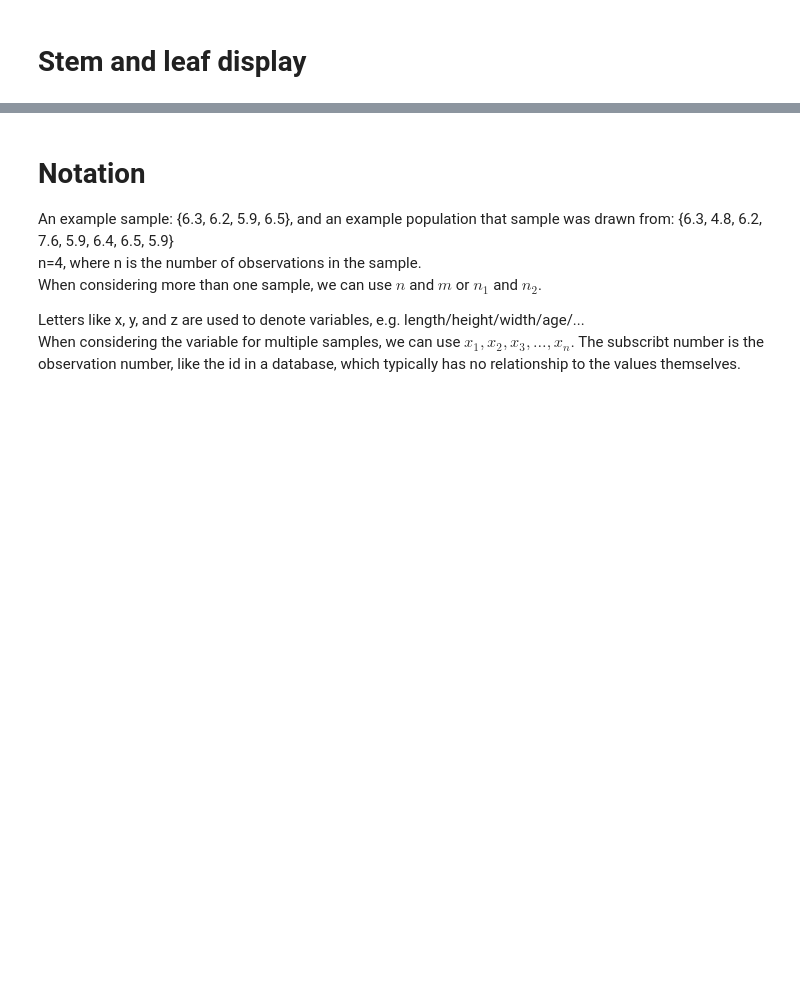
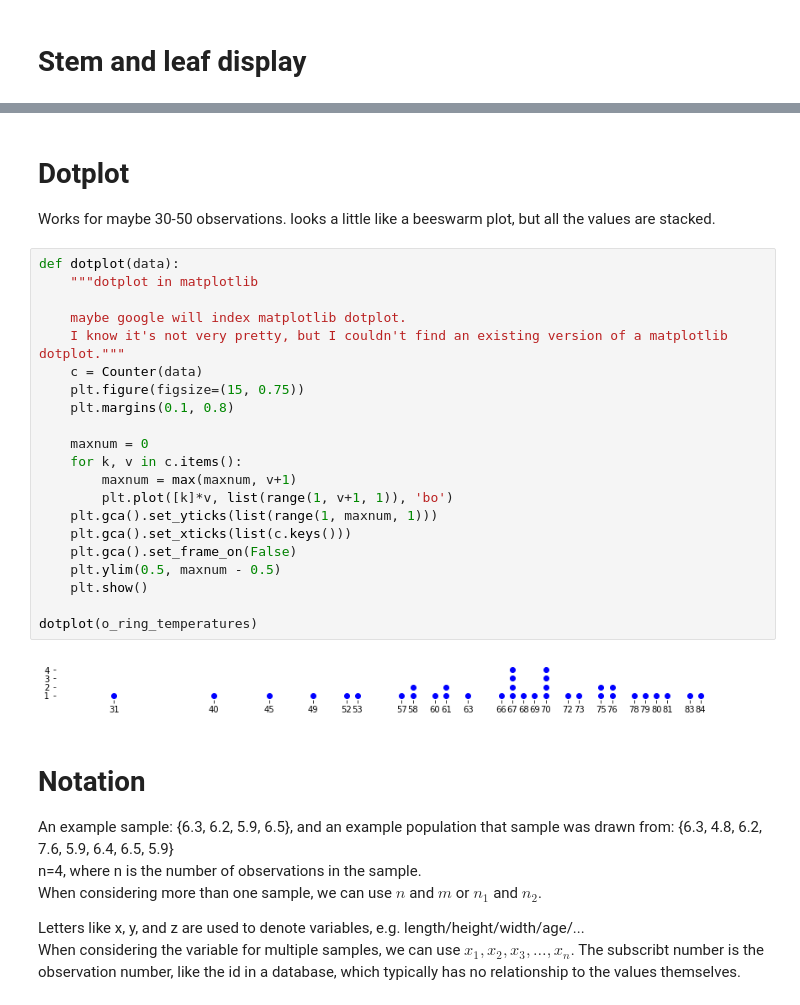
Before and after one commit to mica5/statistics, a Jupyter notebook: statistics.ipynb, the cells around one changed output, grey strips where cells are left out. Cells and saved outputs as stored; diff of their text form; blank space fills up the shorter version.

```diff
--- a/statistics.ipynb
+++ b/statistics.ipynb
@@ -88,3 +147,30 @@ stem_and_leaf_display(o_ring_temperatures)
+# %% [markdown]
+# Dotplot
+
+Works for maybe 30-50 observations. looks a little like a beeswarm plot, but all the values are stacked.
+# %%
+def dotplot(data):
+    """dotplot in matplotlib
+
+    maybe google will index matplotlib dotplot.
+    I know it's not very pretty, but I couldn't find an existing version of a matplotlib dotplot."""
+    c = Counter(data)
+    plt.figure(figsize=(15, 0.75))
+    plt.margins(0.1, 0.8)
+
+    maxnum = 0
+    for k, v in c.items():
+        maxnum = max(maxnum, v+1)
+        plt.plot([k]*v, list(range(1, v+1, 1)), 'bo')
+    plt.gca().set_yticks(list(range(1, maxnum, 1)))
+    plt.gca().set_xticks(list(c.keys()))
+    plt.gca().set_frame_on(False)
+    plt.ylim(0.5, maxnum - 0.5)
+    plt.show()
+
+dotplot(o_ring_temperatures)
+# %% [output]
+[figure, added]
 # %% [markdown]
 # Notation
 
```
Also changed, not shown: parts of 22 cells of this notebook.
